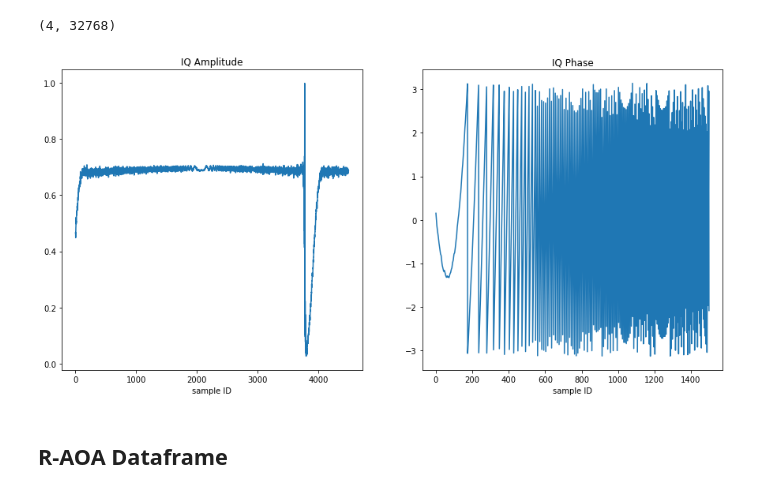
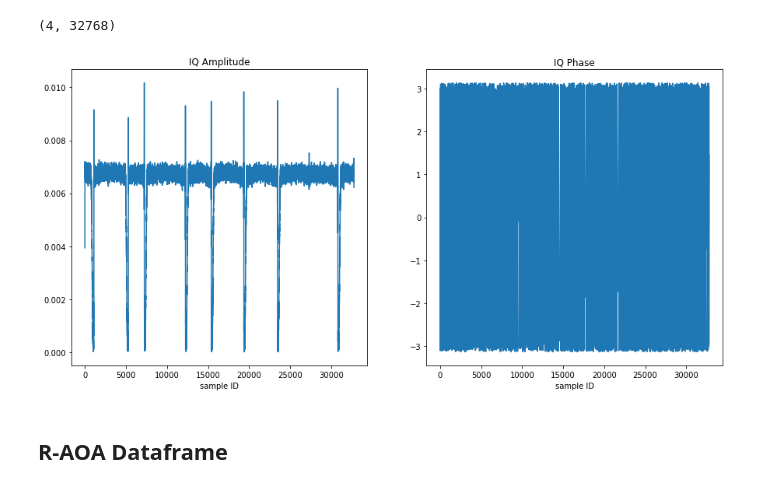
Before and after one commit to zdai257/DeepAOANet, a Jupyter notebook: myAOAnet.ipynb, the cells around one changed output. Cells and saved outputs as stored; diff of their text form; code cells hidden in the pictures.

```diff
--- a/myAOAnet.ipynb
+++ b/myAOAnet.ipynb
@@ -19,24 +19,24 @@ from sklearn.metrics import confusion_matrix, classification_report, mean_square
 # %% [markdown]
 ## IQ data visualization
 # %%
-iq_data0 = pd.read_csv(join('data_1407', 'iq_example', 'log_long.csv'), sep=',', header=0)
+iq_data0 = pd.read_csv(join('data_1607', 'iq_example', 'log_long.csv'), sep=',', header=0)
 # %%
 iq_data = iq_data0.drop(iq_data0.columns[[index for index in range(11)]], axis = 1, inplace = False)
 iq_data.shape
 # %% [output]
 (20, 262144)
 # %%
-sample_id = 2
+sample_id = 10
 iq_data_np = iq_data.to_numpy()[sample_id, :]
 # %%
 iq_arr = iq_data_np.reshape(4, 32768, 2)
 # %%
-chn = 3
+chn = 0
 
 fig0 ,ax0 = plt.subplots(1, 2,figsize=(12,5))
-ax0[0].plot(iq_arr[chn, 9900:14400, 0])
+ax0[0].plot(iq_arr[chn, :, 0])
 ax0[0].set_title("Real part of IQ chn0")
-ax0[1].plot(iq_arr[chn, 9900:14400, 1])
+ax0[1].plot(iq_arr[chn, :, 1])
 ax0[1].set_title("Imag part of IQ chn0")
 plt.show()
 # %% [output]
@@ -55,15 +55,15 @@ iq_phase2.shape
 (4, 32768)
 # %%
 fig ,ax = plt.subplots(1, 2,figsize=(15,7))
-ax[0].plot(iq_amp[chn, 9900:14400])
+ax[0].plot(iq_amp[chn, :])
 ax[0].set_title("IQ Amplitude")
 ax[0].set_xlabel("sample ID")
-ax[1].plot(iq_phase2[chn, 11900:13400])
+ax[1].plot(iq_phase2[chn, :])
 ax[1].set_title("IQ Phase")
 ax[1].set_xlabel("sample ID")
 plt.show()
 # %% [output]
-[figure, old version]
+[figure, new version]
 # %% [markdown]
 ## R-AOA Dataframe
 # %%
```
Also changed, not shown: parts of 42 cells of this notebook, 5 other files.
